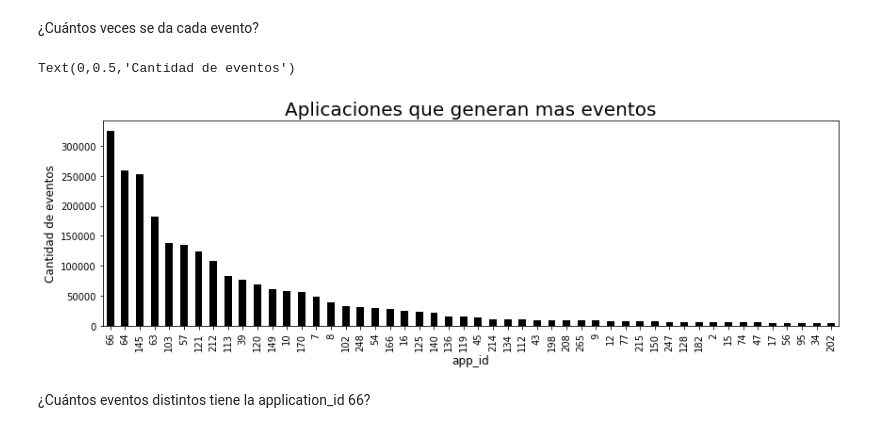
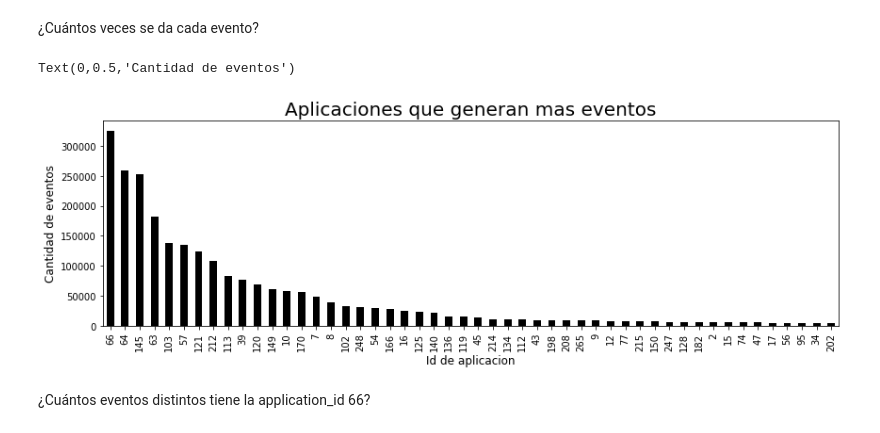
Before and after one commit to EscobarMariaSol/Organizacion-de-datos, a Jupyter notebook: TP1-analisisEvents.ipynb, the cells around one changed output. Saved outputs shown, nothing was run; the diff lists cells and outputs as text; code cells hidden in the pictures.

```diff
--- a/TP1-analisisEvents.ipynb
+++ b/TP1-analisisEvents.ipynb
@@ -87,11 +87,11 @@ aplicacionesConMasEventos = aplicaciones.nlargest(50)
 # %%
 appVSeventGraph = aplicacionesConMasEventos.plot(kind = 'bar', figsize = (14,4), color = 'black')
 appVSeventGraph.set_title("Aplicaciones que generan mas eventos", fontsize = 20)
-appVSeventGraph.set_xlabel("app_id", fontsize = 12)
+appVSeventGraph.set_xlabel("Id de aplicacion", fontsize = 12)
 appVSeventGraph.set_ylabel("Cantidad de eventos", fontsize = 12)
 # %% [output]
 Text(0,0.5,'Cantidad de eventos')
-[figure, old version]
+[figure, new version]
 # %% [markdown]
 ¿Cuántos eventos distintos tiene la application_id 66?
 # %%
```
Also changed, not shown: parts of 6 cells of this notebook.
